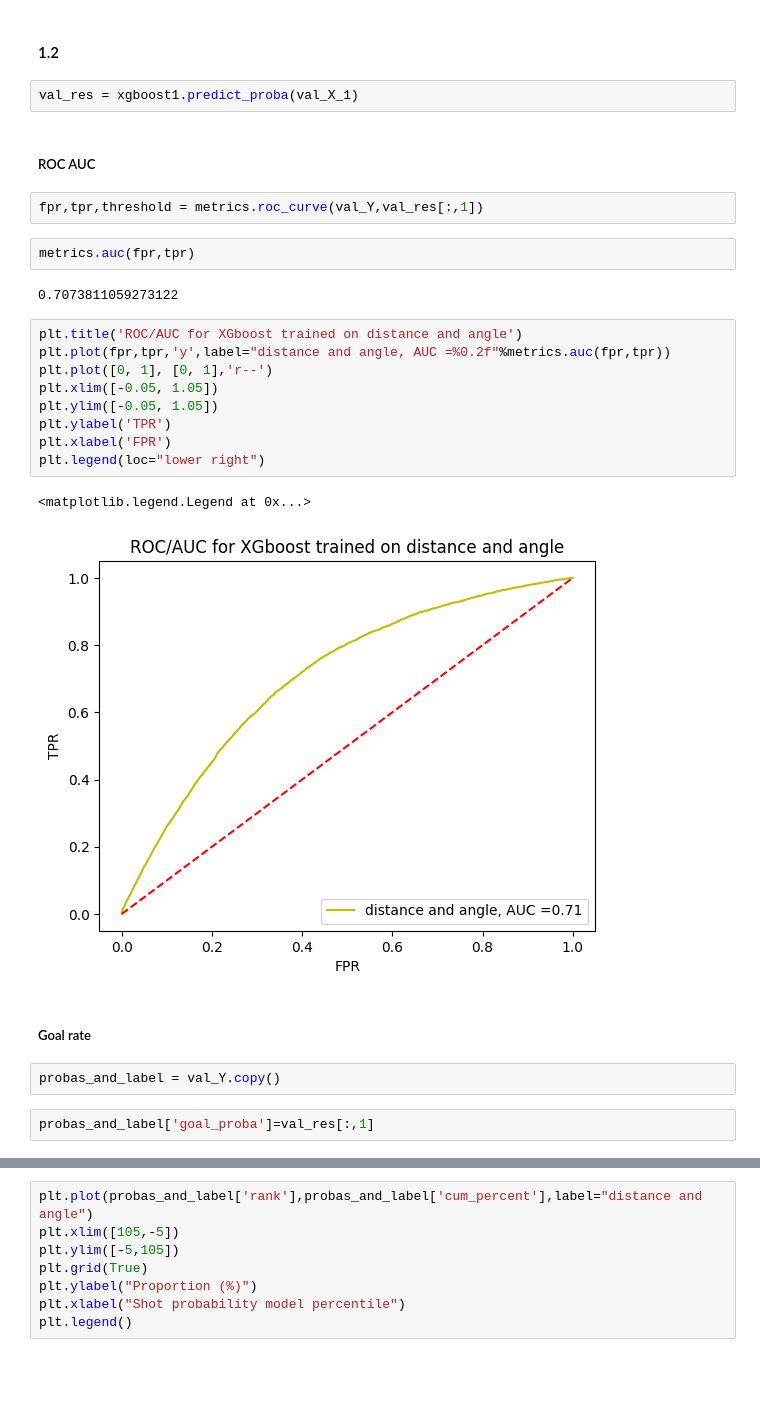
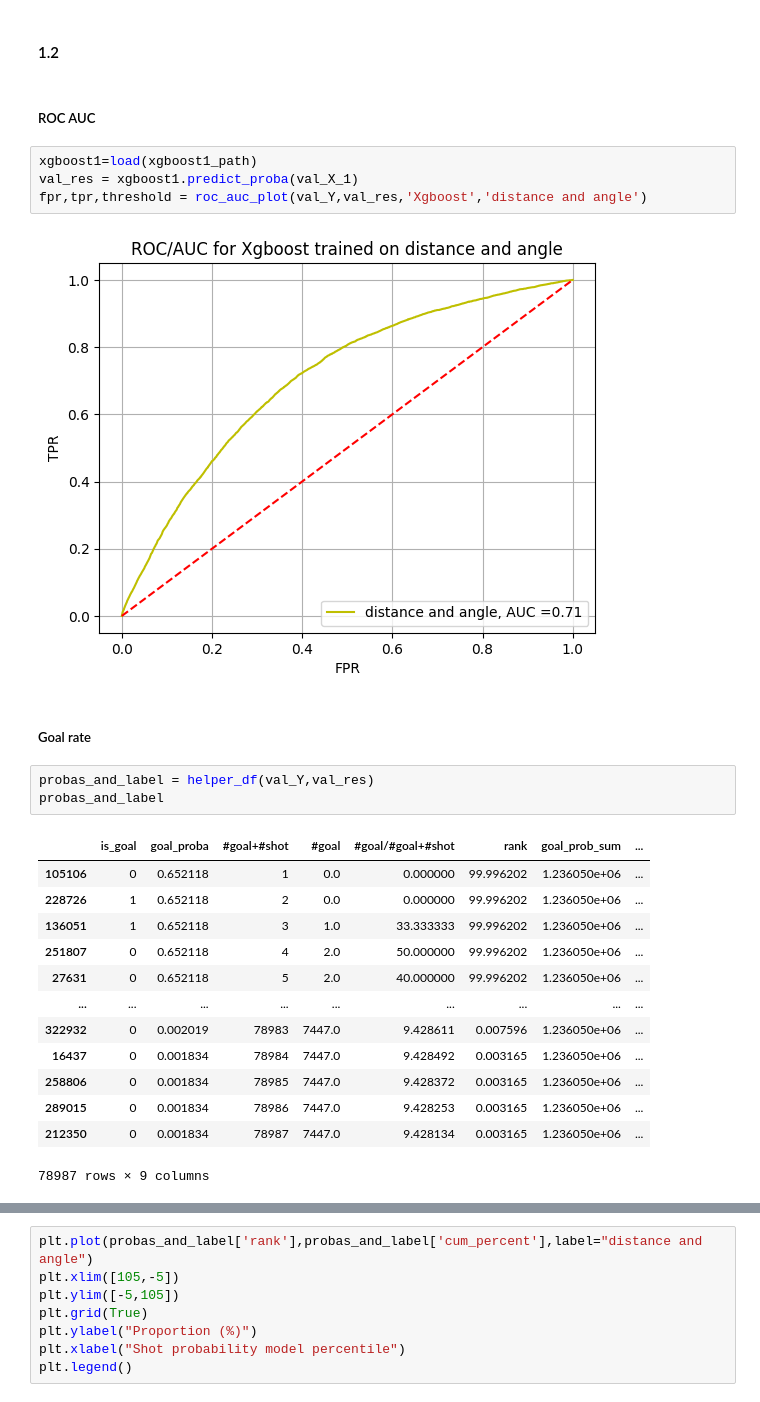
Before and after one commit to hfereidouni/DataScience, a Jupyter notebook: Milestone2/AdvancedModel.ipynb, the cells around one changed output, grey strips where cells are left out. Saved outputs shown, nothing was run; the diff lists cells and outputs as text; blank space fills up the shorter version.

```diff
--- a/Milestone2/AdvancedModel.ipynb
+++ b/Milestone2/AdvancedModel.ipynb
@@ -142,31 +97,30 @@ Validation Accuracy is 0.9067602315477472
 # Discuss : TODO
 # %% [markdown]
 #### 1.2
-# %%
-val_res = xgboost1.predict_proba(val_X_1)
 # %% [markdown]
 ##### ROC AUC
-# %%
-fpr,tpr,threshold = metrics.roc_curve(val_Y,val_res[:,1])
-# %%
-metrics.auc(fpr,tpr)
-# %% [output]
-0.7073811059273122
-# %%
-plt.title('ROC/AUC for XGboost trained on distance and angle')
-plt.plot(fpr,tpr,'y',label="distance and angle, AUC =%0.2f"%metrics.auc(fpr,tpr))
-plt.plot([0, 1], [0, 1],'r--')
-plt.xlim([-0.05, 1.05])
-plt.ylim([-0.05, 1.05])
-plt.ylabel('TPR')
-plt.xlabel('FPR')
-plt.legend(loc="lower right")
-# %% [output]
-<matplotlib.legend.Legend at 0x...>
-[figure, removed]
+# %%
+xgboost1=load(xgboost1_path)
+val_res = xgboost1.predict_proba(val_X_1)
+fpr,tpr,threshold = roc_auc_plot(val_Y,val_res,'Xgboost','distance and angle')
+# %% [output]
+[figure, added]
 # %% [markdown]
 ##### Goal rate
 # %%
-probas_and_label = val_Y.copy()
+probas_and_label = helper_df(val_Y,val_res)
+probas_and_label
+# %% [output]
+|  | is_goal | goal_proba | #goal+#shot | #goal | #goal/#goal+#shot | rank | goal_prob_sum | ... |
+| 105106 | 0 | 0.652118 | 1 | 0.0 | 0.000000 | 99.996202 | 1.236050e+06 | ... |
+| 228726 | 1 | 0.652118 | 2 | 0.0 | 0.000000 | 99.996202 | 1.236050e+06 | ... |
+| 136051 | 1 | 0.652118 | 3 | 1.0 | 33.333333 | 99.996202 | 1.236050e+06 | ... |
+| 251807 | 0 | 0.652118 | 4 | 2.0 | 50.000000 | 99.996202 | 1.236050e+06 | ... |
+| 27631 | 0 | 0.652118 | 5 | 2.0 | 40.000000 | 99.996202 | 1.236050e+06 | ... |
+| ... | ... | ... | ... | ... | ... | ... | ... | ... |
+| 322932 | 0 | 0.002019 | 78983 | 7447.0 | 9.428611 | 0.007596 | 1.236050e+06 | ... |
+| 16437 | 0 | 0.001834 | 78984 | 7447.0 | 9.428492 | 0.003165 | 1.236050e+06 | ... |
+| 258806 | 0 | 0.001834 | 78985 | 7447.0 | 9.428372 | 0.003165 | 1.236050e+06 | ... |
+| 289015 | 0 | 0.001834 | 78986 | 7447.0 | 9.428253 | 0.003165 | 1.236050e+06 | ... |
+| 212350 | 0 | 0.001834 | 78987 | 7447.0 | 9.428134 | 0.003165 | 1.236050e+06 | ... |
+78987 rows × 9 columns
-# %%
-probas_and_label['goal_proba']=val_res[:,1]
```
Also changed, not shown: parts of 20 cells of this notebook, 4 other files.
